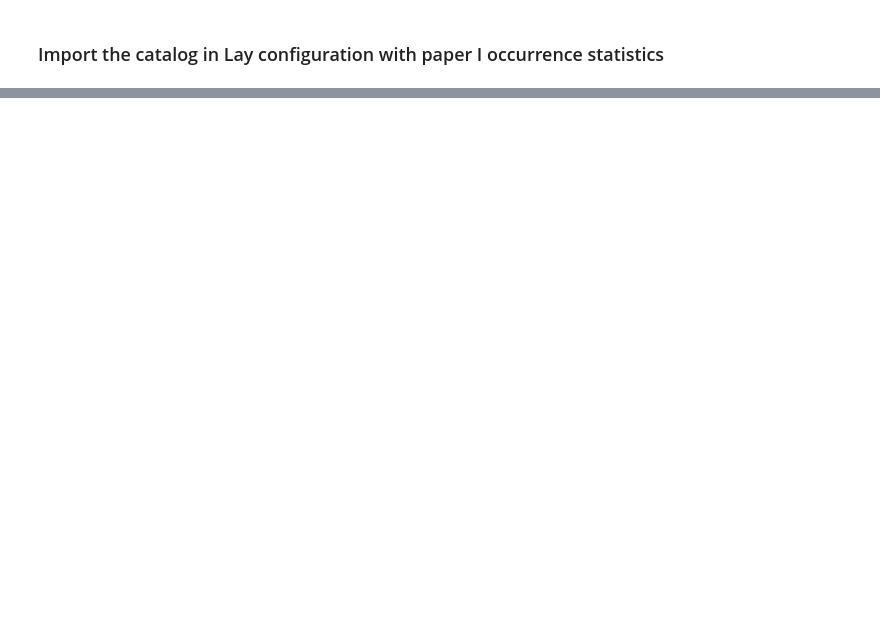
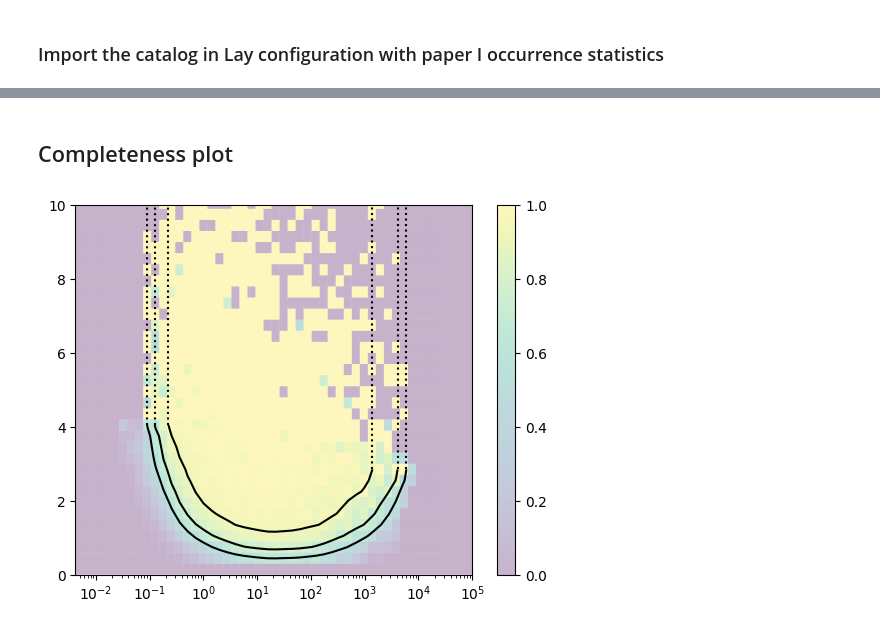
Before and after one commit to fdannert/InLIFEsim, a Jupyter notebook: docs/source/paper_experiments/figures/fig_tbd_sample_completeness.ipynb, the cells around one changed output, grey strips where cells are left out. Cells and saved outputs as stored; diff of their text form; code cells hidden in the pictures; blank space fills up the shorter version.

Commit message:
figures for Saschas talk in pasadena

```diff
--- a/docs/source/paper_experiments/figures/fig_tbd_sample_completeness.ipynb
+++ b/docs/source/paper_experiments/figures/fig_tbd_sample_completeness.ipynb
@@ -364,12 +72,59 @@ star_catalog_fgk = pd.DataFrame(star_catalog_fgk).T
-# %%
-f, ax = plt.subplots(figsize=(6.5, 6.5))
-# sns.despine(f, left=True, bottom=True)
-# clarity_ranking = ["I1", "SI2", "SI1", "VS2", "VS1", "VVS2", "VVS1", "IF"]
-sns.scatterplot(x="distance_s", y="l_sun",
-                hue="completeness_base",
-                palette="ch:r=-.2,d=.3_r",
-                #hue_order=clarity_ranking,
-                sizes=(1, 8), linewidth=0,
-                data=star_catalog_fgk[star_catalog_fgk.completeness_base != 0.], ax=ax)
-ax.set_yscale('log')
-ax.set_xlim((-1, 21))
+# %% [markdown]
+## Completeness plot
+# %%
+catalog = bus_0.data.catalog
+mask = catalog.detected
+mask_base = catalog.int_time > 0
+
+catalog['insol_p'] = catalog.l_sun/catalog.semimajor_p**2
+
+xlim = [np.min(catalog.insol_p)*1, 100000]
+ylim = [0, 15]
+nbins = 51
+
+hist_base, binx, biny = np.histogram2d(x=catalog.insol_p[mask_base],
+                     y=catalog.radius_p[mask_base],
+                     bins=(np.logspace(np.log10(xlim[0]),np.log10(xlim[1]), nbins),
+                           np.linspace(ylim[0], ylim[1], nbins)))
+
+hist_mask, binx, biny = np.histogram2d(x=catalog[mask].insol_p,
+                     y=catalog[mask].radius_p,
+                     bins=(np.logspace(np.log10(xlim[0]),np.log10(xlim[1]), nbins),
+                          np.linspace(ylim[0], ylim[1], nbins)))
+
+#plt.imshow((hist_mask/hist_base).T,
+#           origin='lower',
+#           extent=[biny[0], biny[-1], binx[0], binx[1]]
+#          )
+
+z = np.nan_to_num(hist_mask/hist_base, posinf=0.).T
+
+plt.pcolor(binx, biny, z,
+           alpha=0.3,
+          edgecolors=None)
+
+plt.xscale('log')
+plt.colorbar()
+
+centx = [binx[i] + 0.5*(binx[i+1]-binx[i]) for i in range(len(binx)-1)]
+centy = [biny[i] + 0.5*(biny[i+1]-biny[i]) for i in range(len(biny)-1)]
+
+z[18:, :] = np.nan
+z[14:, 25:] = np.nan
+
+cont = plt.contour(centx, centy, gaussian_filter(z,
+sigma=(1, 1)), levels=[0.5, 0.7, 0.9], colors='k', alpha=1)
+
+
+for line in cont.collections:
+    p = line.get_paths()[0].vertices
+    plt.vlines(x=p[0][0], ymin=p[0][1], ymax=10, color='k', ls=':')
+    plt.vlines(x=p[-1][0], ymin=p[-1][1], ymax=10, color='k', ls=':')
+
+ax.invert_xaxis()
+
+plt.ylim(0, 10)
+
+plt.show()
+# %% [output]
+[figure, added]
```
Also changed, not shown: parts of 24 cells of this notebook, 2 other files.
